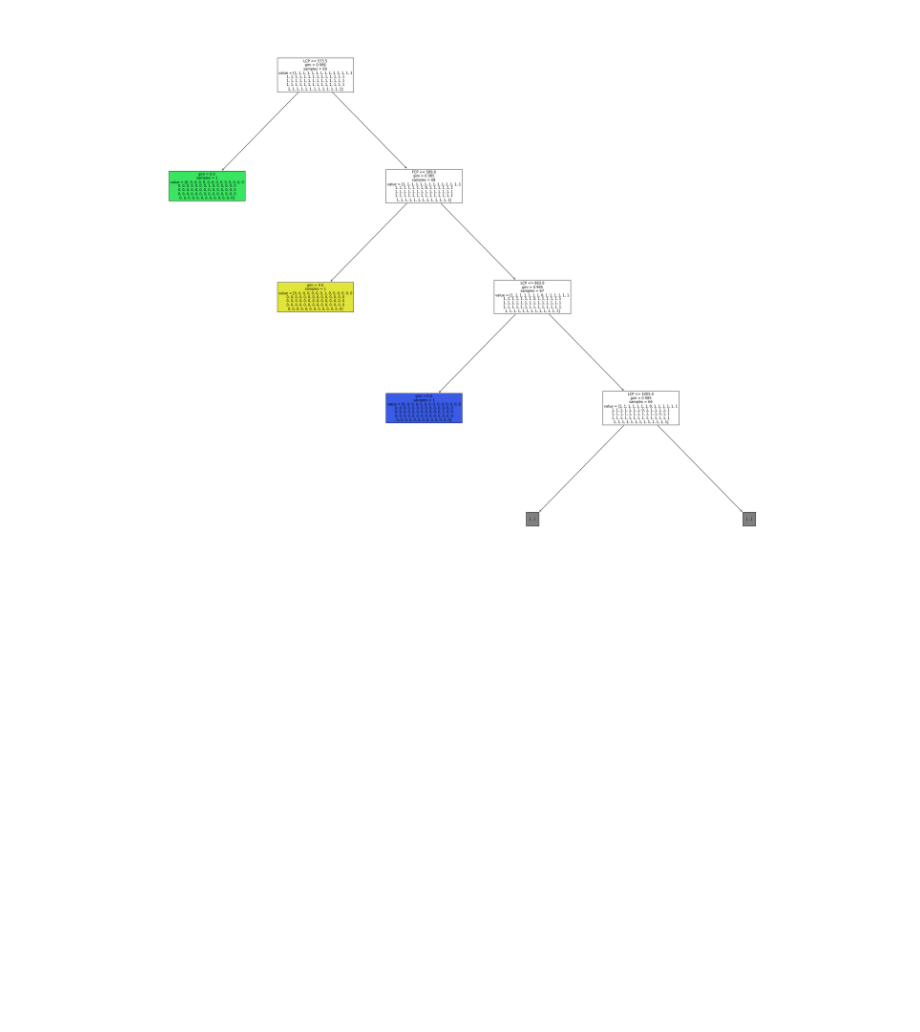
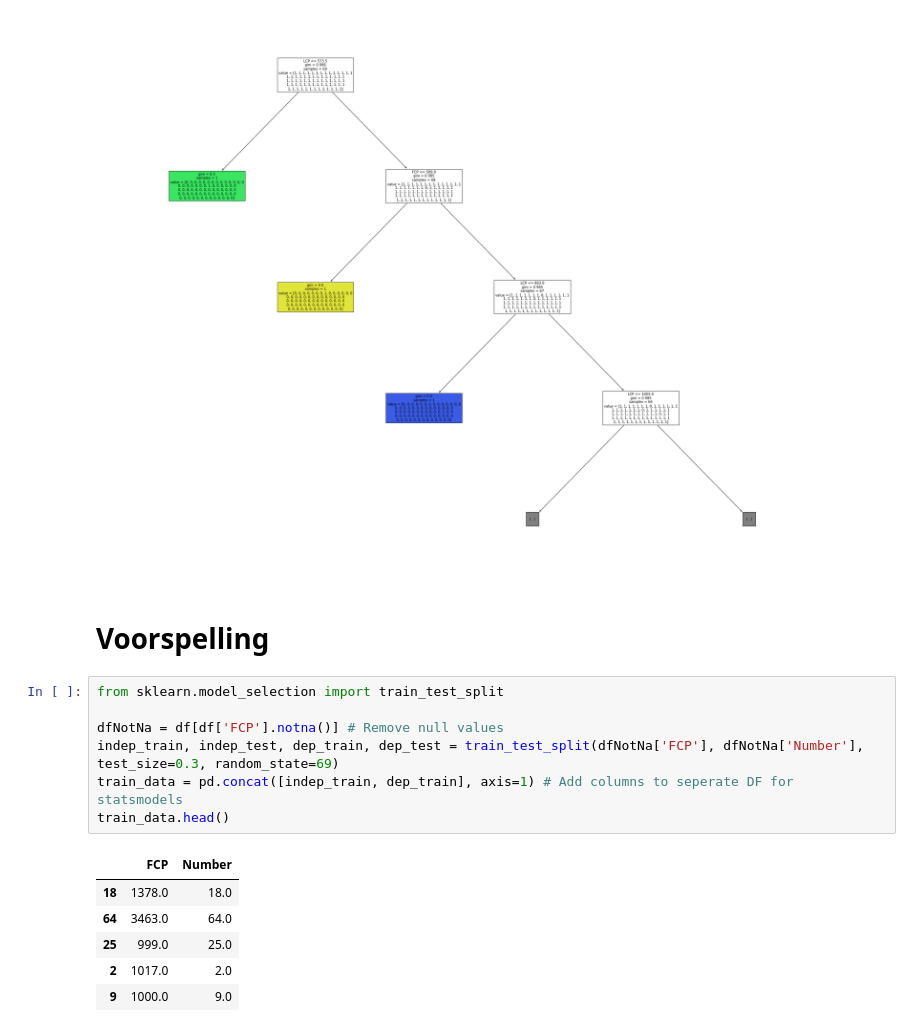
Before and after one commit to D-R-U-N-K-Data/SEO-De-Nieuwe-Zaak, a Jupyter notebook: DData - De Nieuwe Zaak - Verklarende Analyse.ipynb, the cells around one changed output. Cells and saved outputs as stored; diff of their text form; blank space fills up the shorter version.

```diff
--- a/DData - De Nieuwe Zaak - Verklarende Analyse.ipynb
+++ b/DData - De Nieuwe Zaak - Verklarende Analyse.ipynb
@@ -303,3 +302,19 @@ boom = tree.plot_tree(clf, max_depth = 3, fontsize=10, filled=True, feature_name
 52  1477.628571  2162.228571             353               22.0
 35  1477.628571  2162.228571             377               47.0
 [figure]
+# %% [markdown]
+# Voorspelling
+# %%
+from sklearn.model_selection import train_test_split
+
+dfNotNa = df[df['FCP'].notna()] # Remove null values
+indep_train, indep_test, dep_train, dep_test = train_test_split(dfNotNa['FCP'], dfNotNa['Number'], test_size=0.3, random_state=69)
+train_data = pd.concat([indep_train, dep_train], axis=1) # Add columns to seperate DF for statsmodels
+train_data.head()
+# %% [output]
+|  | FCP | Number |
+| 18 | 1378.0 | 18.0 |
+| 64 | 3463.0 | 64.0 |
+| 25 | 999.0 | 25.0 |
+| 2 | 1017.0 | 2.0 |
+| 9 | 1000.0 | 9.0 |
```
Also changed, not shown: parts of 13 cells of this notebook.
